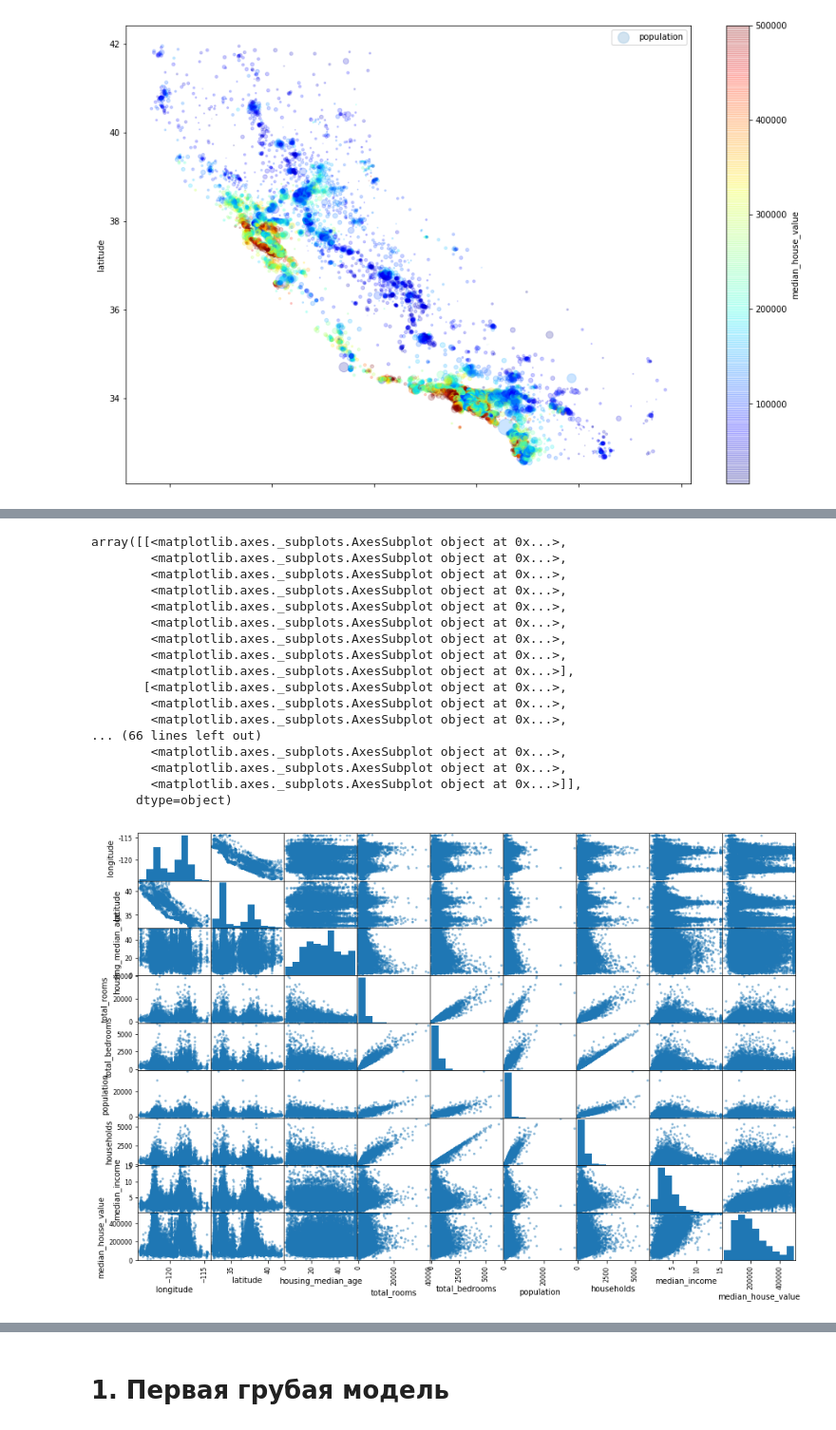
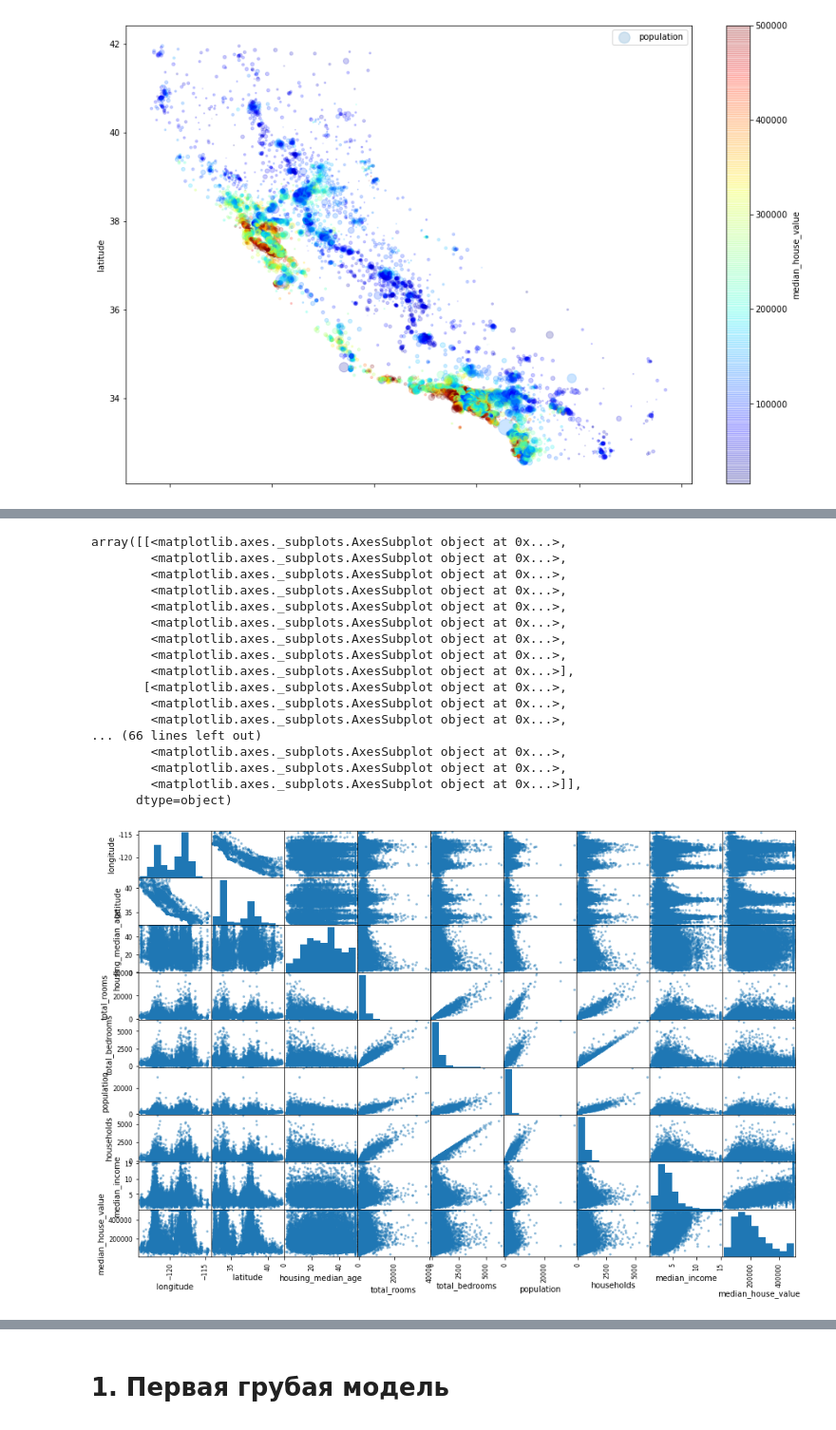
Before and after one commit to lexbrown/California_housing, a Jupyter notebook: Calif_housing.ipynb, the cells around one changed output, grey strips where cells are left out. Shown at 95% size. Saved outputs shown, nothing was run; the diff lists cells and outputs as text; code cells hidden in the pictures.

```diff
--- a/Calif_housing.ipynb
+++ b/Calif_housing.ipynb
@@ -149,24 +149,24 @@ Map(basemap={'url': 'http://server.arcgisonline.com/ArcGIS/rest/services/NatGeo_
 # %%
-pd.scatter_matrix(raw_data, figsize= (15,10))
+pd.plotting.scatter_matrix(raw_data, figsize= (15,10)) #матрицу переместили в раздел plotting
 # %% [output]
 array([[<matplotlib.axes._subplots.AxesSubplot object at 0x...>,
         <matplotlib.axes._subplots.AxesSubplot object at 0x...>,
         <matplotlib.axes._subplots.AxesSubplot object at 0x...>,
         <matplotlib.axes._subplots.AxesSubplot object at 0x...>,
         <matplotlib.axes._subplots.AxesSubplot object at 0x...>,
         <matplotlib.axes._subplots.AxesSubplot object at 0x...>,
         <matplotlib.axes._subplots.AxesSubplot object at 0x...>,
         <matplotlib.axes._subplots.AxesSubplot object at 0x...>,
         <matplotlib.axes._subplots.AxesSubplot object at 0x...>],
        [<matplotlib.axes._subplots.AxesSubplot object at 0x...>,
         <matplotlib.axes._subplots.AxesSubplot object at 0x...>,
         <matplotlib.axes._subplots.AxesSubplot object at 0x...>,
 ... (66 lines left out)
         <matplotlib.axes._subplots.AxesSubplot object at 0x...>,
         <matplotlib.axes._subplots.AxesSubplot object at 0x...>,
         <matplotlib.axes._subplots.AxesSubplot object at 0x...>]],
       dtype=object)
-[figure, old version]
+[figure, new version]
 # %%
 raw_data.hist(bins=50, figsize= (10,10))
 # %% [output]
```
Also changed, not shown: parts of 8 cells of this notebook.
